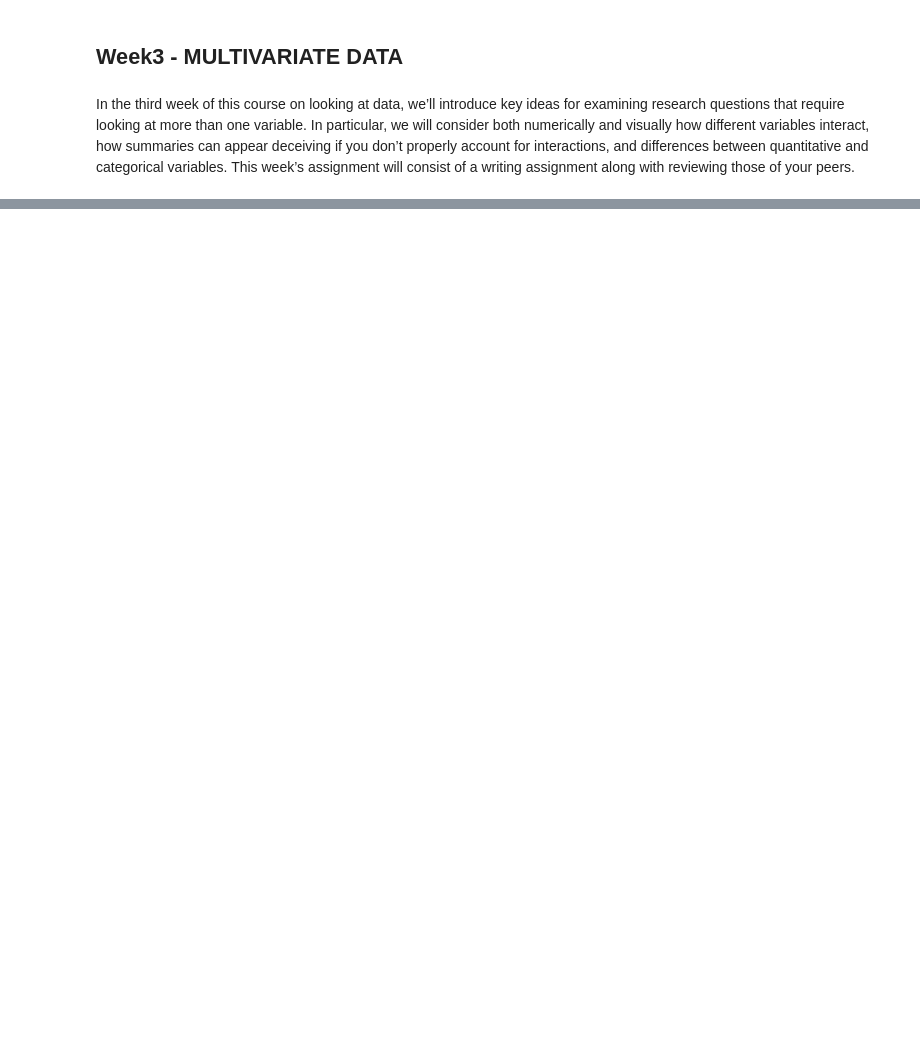
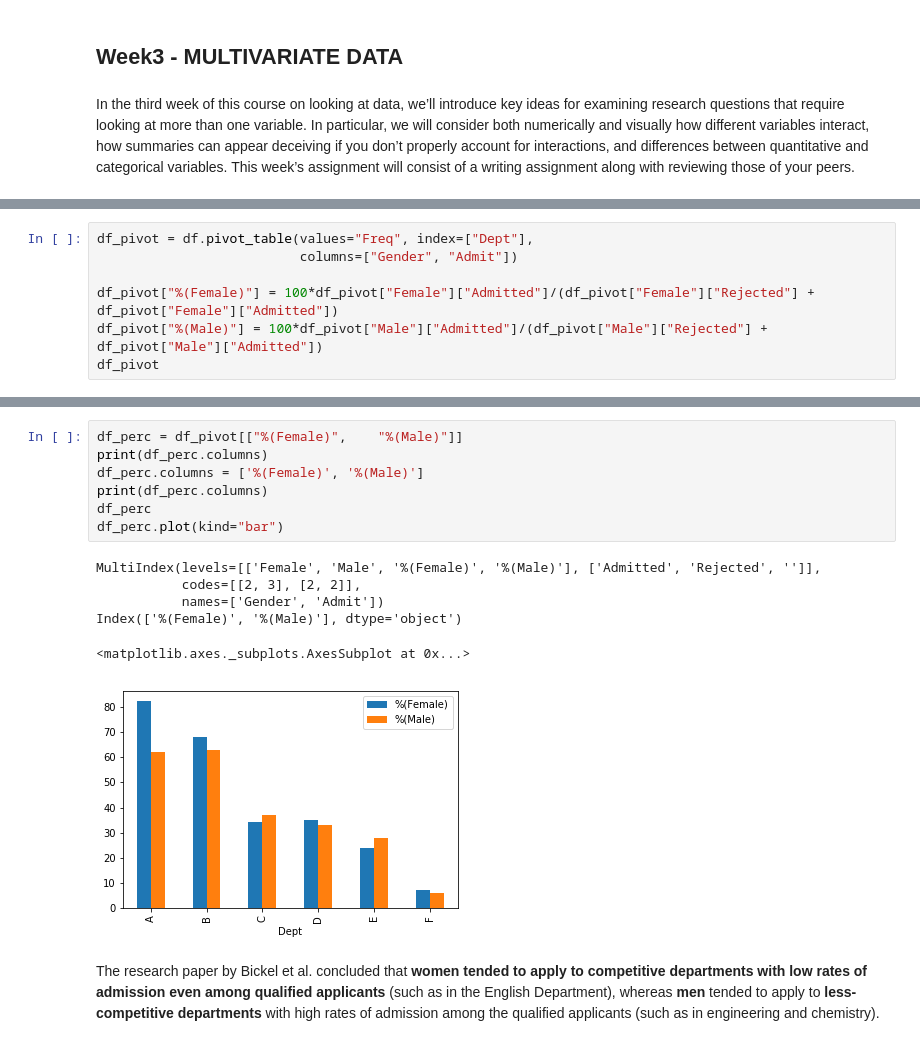
Before and after one commit to xie186/Courseara_StatisticsWithPython, a Jupyter notebook: StatisticsWithPython_CourseraCourse.ipynb, the cells around one changed output, grey strips where cells are left out. Drawn from its saved outputs; the diff is of its cells as text; blank space fills up the shorter version.

```diff
--- a/StatisticsWithPython_CourseraCourse.ipynb
+++ b/StatisticsWithPython_CourseraCourse.ipynb
@@ -20,0 +96,7 @@ In the third week of this course on looking at data, we’ll introduce key ideas
+# %%
+df_pivot = df.pivot_table(values="Freq", index=["Dept"],
+                          columns=["Gender", "Admit"])
+
+df_pivot["%(Female)"] = 100*df_pivot["Female"]["Admitted"]/(df_pivot["Female"]["Rejected"] + df_pivot["Female"]["Admitted"])
+df_pivot["%(Male)"] = 100*df_pivot["Male"]["Admitted"]/(df_pivot["Male"]["Rejected"] + df_pivot["Male"]["Admitted"])
+df_pivot
@@ -20,0 +113,16 @@ In the third week of this course on looking at data, we’ll introduce key ideas
+# %%
+df_perc = df_pivot[["%(Female)",	"%(Male)"]]
+print(df_perc.columns)
+df_perc.columns = ['%(Female)', '%(Male)']
+print(df_perc.columns)
+df_perc
+df_perc.plot(kind="bar")
+# %% [output]
+MultiIndex(levels=[['Female', 'Male', '%(Female)', '%(Male)'], ['Admitted', 'Rejected', '']],
+           codes=[[2, 3], [2, 2]],
+           names=['Gender', 'Admit'])
+Index(['%(Female)', '%(Male)'], dtype='object')
+<matplotlib.axes._subplots.AxesSubplot at 0x...>
+[figure, added]
+# %% [markdown]
+The research paper by Bickel et al. concluded that __women tended to apply to competitive departments with low rates of admission even among qualified applicants__ (such as in the English Department), whereas __men__ tended to apply to __less-competitive departments__ with high rates of admission among the qualified applicants (such as in engineering and chemistry).
```
Also changed, not shown: parts of 14 cells of this notebook.
